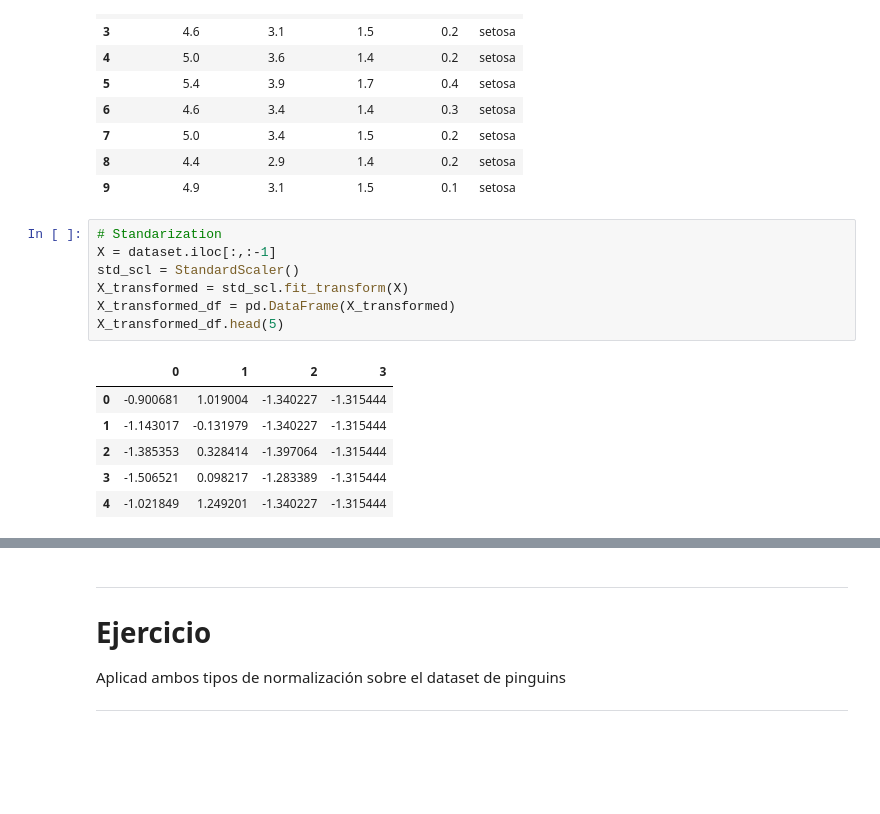
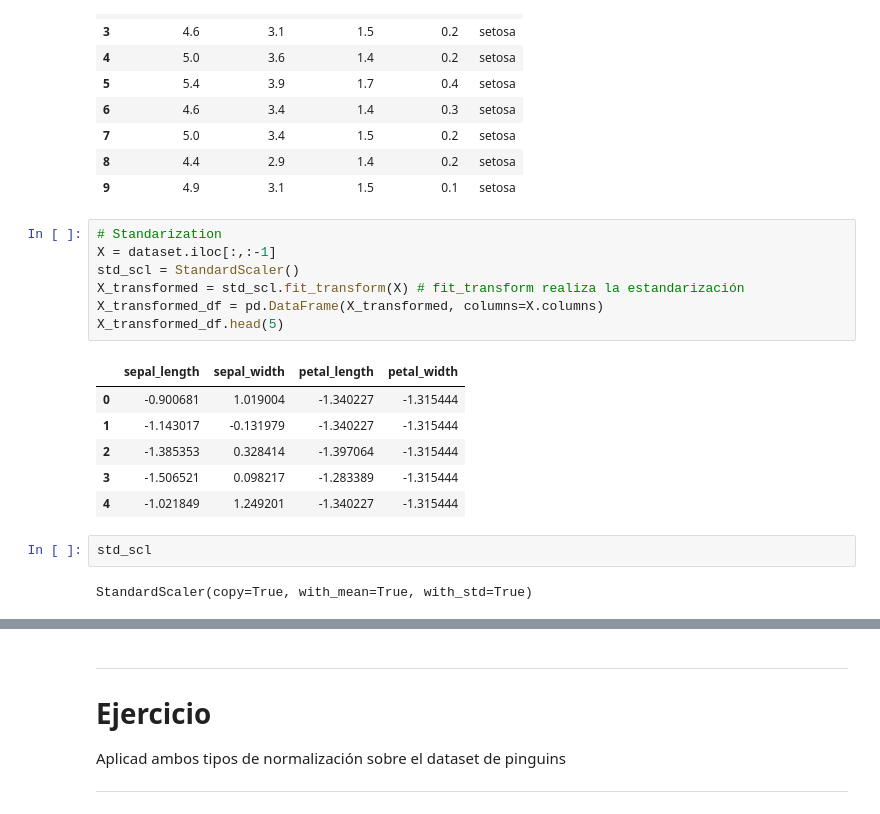
Before and after one commit to fergartor/IDAL_IA3_FGarciaTrorres, a Jupyter notebook: Seminario_preprocesadoDatos_1.ipynb, the cells around one changed output, grey strips where cells are left out. Drawn from its saved outputs; the diff is of its cells as text; blank space fills up the shorter version.

```diff
--- a/Seminario_preprocesadoDatos_1.ipynb
+++ b/Seminario_preprocesadoDatos_1.ipynb
@@ -48,14 +53,18 @@ dataset.head(10)
 # %%
 # Standarization
 X = dataset.iloc[:,:-1]
 std_scl = StandardScaler()
-X_transformed = std_scl.fit_transform(X)
-X_transformed_df = pd.DataFrame(X_transformed)
+X_transformed = std_scl.fit_transform(X) # fit_transform realiza la estandarización
+X_transformed_df = pd.DataFrame(X_transformed, columns=X.columns)
 X_transformed_df.head(5)
 # %% [output]
-|  | 0 | 1 | 2 | 3 |
+|  | sepal_length | sepal_width | petal_length | petal_width |
 | 0 | -0.900681 | 1.019004 | -1.340227 | -1.315444 |
 | 1 | -1.143017 | -0.131979 | -1.340227 | -1.315444 |
 | 2 | -1.385353 | 0.328414 | -1.397064 | -1.315444 |
 | 3 | -1.506521 | 0.098217 | -1.283389 | -1.315444 |
 | 4 | -1.021849 | 1.249201 | -1.340227 | -1.315444 |
+# %%
+std_scl
+# %% [output]
+StandardScaler(copy=True, with_mean=True, with_std=True)
```
Also changed, not shown: parts of 16 cells of this notebook.
